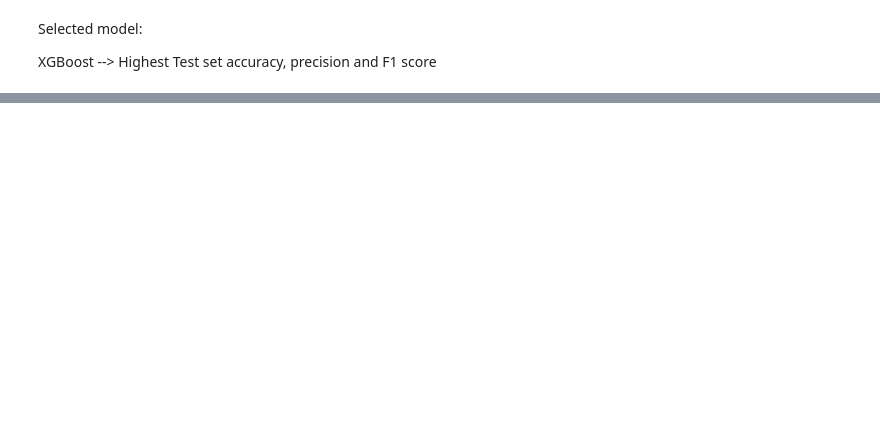
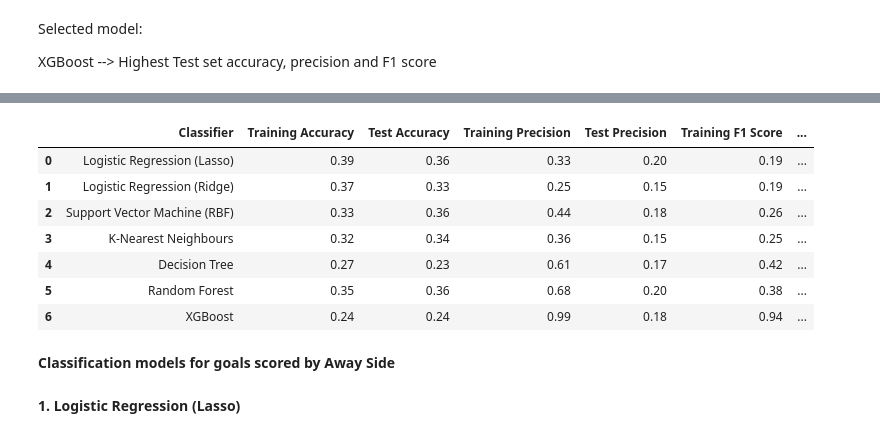
Before and after one commit to Angps1995/WorldCup2018Prediction, a Jupyter notebook: predict_by countries_stats.ipynb, the cells around one changed output, grey strips where cells are left out. Drawn from its saved outputs; the diff is of its cells as text; code cells hidden in the pictures; blank space fills up the shorter version.

```diff
--- a/predict_by countries_stats.ipynb
+++ b/predict_by countries_stats.ipynb
@@ -372,0 +555,13 @@ XGBoost --> Highest Test set accuracy, precision and F1 score
+# %%
+#param_grid = dict(C=(0.001,0.01,0.1,0.5,1,2),gamma=(0.001,0.01,0.1,0.5,1,2))
+#svc_rbf = GridSearchCV(SVC(kernel="rbf",random_state=0),param_grid=param_grid,scoring="f1_macro")
+svc_rbf = SVC(kernel='rbf', gamma=0.001, C=1,random_state=0)
+svc_rbf.fit(x_home_train, y_home_train)
+#print(svc_rbf.best_params_)
+print("In-sample accuracy: " + str(home_train_acc_score(svc_rbf)))
+print("Test accuracy: " + str(home_test_acc_score(svc_rbf)))
+print ("In-sample Precision Score: " + str(home_train_prec_score(svc_rbf)))
+print ("Test Precision Score: " + str(home_test_prec_score(svc_rbf)))
+print ("In-sample F1 Score: " + str(home_train_f1(svc_rbf)))
+print ("Test F1 Score: " + str(home_test_f1(svc_rbf)))
+home_confusion_matrix_model_train(svc_rbf)
@@ -372,0 +723,14 @@ XGBoost --> Highest Test set accuracy, precision and F1 score
+# %%
+#param_grid = dict(n_estimators=np.arange(50,500,50),max_depth=np.arange(6,12),learning_rate=(0.0001,0.001,0.01,0.1))
+#xgclass = GridSearchCV(xgb.XGBClassifier(random_state=0),param_grid=param_grid,scoring="f1_macro")
+xgclass = xgb.XGBClassifier(max_depth=11, n_estimators=350, learning_rate=0.01)
+xgclass.fit(x_home_train,y_home_train)
+predicted=xgclass.predict(x_home_test)
+#print(xgclass.best_params_)
+print("In-sample accuracy: " + str(home_train_acc_score(xgclass)))
+print("Test accuracy: " + str(home_test_acc_score(xgclass)))
+print ("In-sample Precision Score: " + str(home_train_prec_score(xgclass)))
+print ("Test Precision Score: " + str(home_test_prec_score(xgclass)))
+print ("In-sample F1 Score: " + str(home_train_f1(xgclass)))
+print ("Test F1 Score: " + str(home_test_f1(xgclass)))
+home_confusion_matrix_model_train(xgclass)
@@ -372,0 +763,31 @@ XGBoost --> Highest Test set accuracy, precision and F1 score
+# %%
+Classifiers=["Logistic Regression (Lasso)","Logistic Regression (Ridge)","Support Vector Machine (RBF)","K-Nearest Neighbours","Decision Tree","Random Forest","XGBoost"]
+in_sample_acc=[round(home_train_acc_score(x),2) for x in [log_reg1,log_reg2,svc_rbf,KNN,Dec_tree,ranfor,xgclass]]
+test_acc=[round(home_test_acc_score(x),2) for x in [log_reg1,log_reg2,svc_rbf,KNN,Dec_tree,ranfor,xgclass]]
+train_prec = [round(home_train_prec_score(x),2) for x in [log_reg1,log_reg2,svc_rbf,KNN,Dec_tree,ranfor,xgclass]]
+test_prec = [round(home_test_prec_score(x),2) for x in [log_reg1,log_reg2,svc_rbf,KNN,Dec_tree,ranfor,xgclass]]
+trainf1 = [home_train_f1(x) for x in [log_reg1,log_reg2,svc_rbf,KNN,Dec_tree,ranfor,xgclass]]
+testf1 = [home_test_f1(x) for x in [log_reg1,log_reg2,svc_rbf,KNN,Dec_tree,ranfor,xgclass]]
+cols=["Classifier","Training Accuracy","Test Accuracy","Training Precision","Test Precision","Training F1 Score","Test F1 Score"]
+Home_goals_pred = pd.DataFrame(columns=cols)
+Home_goals_pred["Classifier"]=Classifiers
+Home_goals_pred["Training Accuracy"]=in_sample_acc
+Home_goals_pred["Test Accuracy"]=test_acc
+Home_goals_pred["Training Precision"]=train_prec
+Home_goals_pred["Test Precision"]=test_prec
+Home_goals_pred["Training F1 Score"]=trainf1
+Home_goals_pred["Test F1 Score"]=testf1
+Home_goals_pred
+# %% [output]
+|  | Classifier | Training Accuracy | Test Accuracy | Training Precision | Test Precision | Training F1 Score | ... |
+| 0 | Logistic Regression (Lasso) | 0.39 | 0.36 | 0.33 | 0.20 | 0.19 | ... |
+| 1 | Logistic Regression (Ridge) | 0.37 | 0.33 | 0.25 | 0.15 | 0.19 | ... |
+| 2 | Support Vector Machine (RBF) | 0.33 | 0.36 | 0.44 | 0.18 | 0.26 | ... |
+| 3 | K-Nearest Neighbours | 0.32 | 0.34 | 0.36 | 0.15 | 0.25 | ... |
+| 4 | Decision Tree | 0.27 | 0.23 | 0.61 | 0.17 | 0.42 | ... |
+| 5 | Random Forest | 0.35 | 0.36 | 0.68 | 0.20 | 0.38 | ... |
+| 6 | XGBoost | 0.24 | 0.24 | 0.99 | 0.18 | 0.94 | ... |
+# %% [markdown]
+**Classification models for goals scored by Away Side**
+# %% [markdown]
+**1. Logistic Regression (Lasso)**
```
Also changed, not shown: parts of 51 cells of this notebook.
